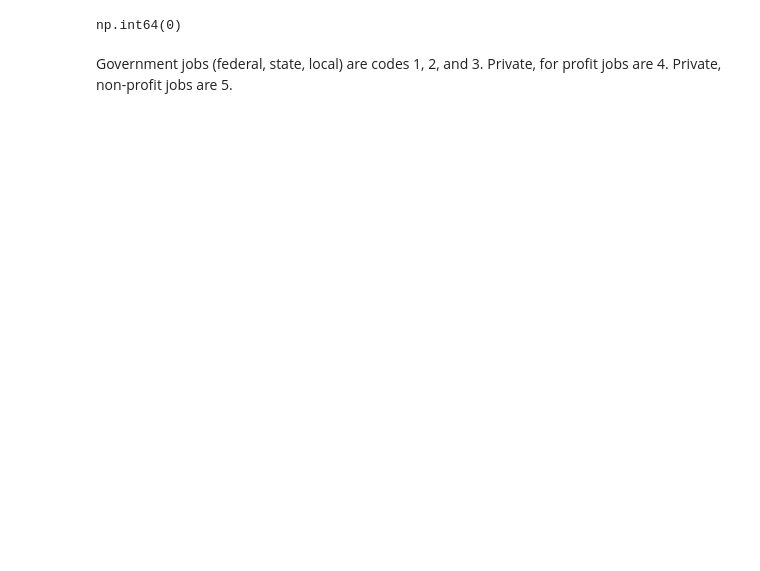
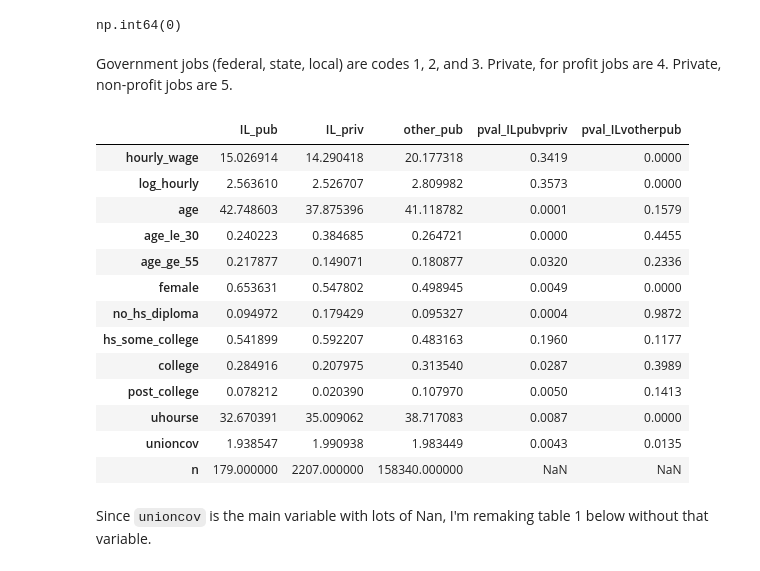
Before and after one commit to vedikabar/pdi_pensions, a Jupyter notebook: notebooks/CPS_MORG_R.ipynb, the cells around one changed output. Cells and saved outputs as stored; diff of their text form; code cells hidden in the pictures; blank space fills up the shorter version.

```diff
--- a/notebooks/CPS_MORG_R.ipynb
+++ b/notebooks/CPS_MORG_R.ipynb
@@ -154,5 +243,49 @@ all_values = [
 
 #don't forget to do p values and add to table!!
+# %%
+
+#make sure variables are correct
+#why equal var = false?
+
+#Setting up scipy.stats p val getting
+from scipy.stats import ttest_ind
+
+table_1_df['pval_ILpubvpriv'] = np.nan
+table_1_df['pval_ILvotherpub'] = np.nan
+
+#need to skip the n row
+for row_name, var in zip(table_1_df.index[:-1], rows[:-1]):
+    il_pub = illinois_public_df[var].dropna()
+    il_priv = illinois_private_df[var].dropna()
+    other = other_states_df[var].dropna()
+
+    table_1_df.loc[row_name, 'pval_ILpubvpriv'] = ttest_ind(il_pub, il_priv, equal_var=False).pvalue
+    table_1_df.loc[row_name, 'pval_ILvotherpub'] = ttest_ind(il_pub, other, equal_var=False).pvalue
+
+table_1_df.loc['n', 'IL_pub'] = len(illinois_public_df)
+table_1_df.loc['n', 'IL_priv'] = len(illinois_private_df)
+table_1_df.loc['n', 'other_pub'] = len(other_states_df)
+table_1_df.loc['n', ['pval_ILpubvpriv', 'pval_ILvotherpub']] = np.nan
+# %%
+#round p vals
+table_1_df[['pval_ILpubvpriv', 'pval_ILvotherpub']] = \
+table_1_df[['pval_ILpubvpriv', 'pval_ILvotherpub']].round(4)
+table_1_df
+# %% [output]
+|  | IL_pub | IL_priv | other_pub | pval_ILpubvpriv | pval_ILvotherpub |
+| hourly_wage | 15.026914 | 14.290418 | 20.177318 | 0.3419 | 0.0000 |
+| log_hourly | 2.563610 | 2.526707 | 2.809982 | 0.3573 | 0.0000 |
+| age | 42.748603 | 37.875396 | 41.118782 | 0.0001 | 0.1579 |
+| age_le_30 | 0.240223 | 0.384685 | 0.264721 | 0.0000 | 0.4455 |
+| age_ge_55 | 0.217877 | 0.149071 | 0.180877 | 0.0320 | 0.2336 |
+| female | 0.653631 | 0.547802 | 0.498945 | 0.0049 | 0.0000 |
+| no_hs_diploma | 0.094972 | 0.179429 | 0.095327 | 0.0004 | 0.9872 |
+| hs_some_college | 0.541899 | 0.592207 | 0.483163 | 0.1960 | 0.1177 |
+| college | 0.284916 | 0.207975 | 0.313540 | 0.0287 | 0.3989 |
+| post_college | 0.078212 | 0.020390 | 0.107970 | 0.0050 | 0.1413 |
+| uhourse | 32.670391 | 35.009062 | 38.717083 | 0.0087 | 0.0000 |
+| unioncov | 1.938547 | 1.990938 | 1.983449 | 0.0043 | 0.0135 |
+| n | 179.000000 | 2207.000000 | 158340.000000 | NaN | NaN |
 # %%
 #How should i deal with NA?????
 #ADD COMMENTS TO EVERYTHING (OR MARKDOWN)
@@ -160 +292,3 @@ all_values = [
 #do the log hourly and etc up at the df level not for each
+# %% [markdown]
+Since `unioncov` is the main variable with lots of Nan, I'm remaking table 1 below without that variable.
```
Also changed, not shown: parts of 19 cells of this notebook.
